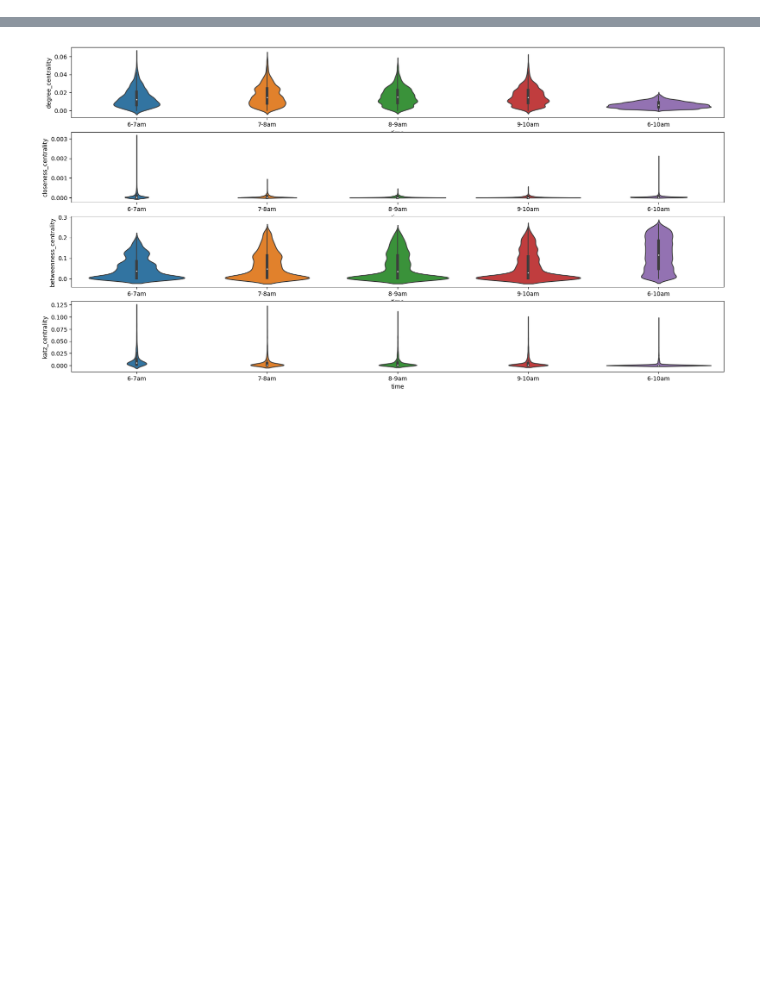
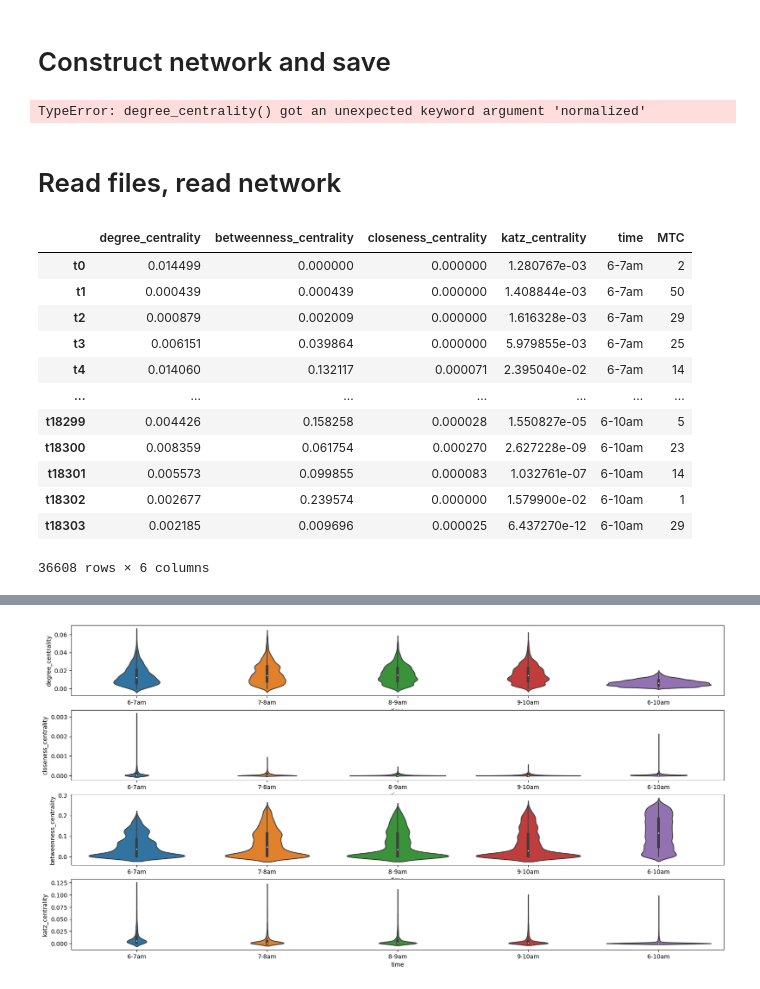
Before and after one commit to TIVV424/SPMoD, a Jupyter notebook: code_2024/benchmark/work_place.ipynb, the cells around one changed output, grey strips where cells are left out. Cells and saved outputs as stored; diff of their text form; code cells hidden in the pictures; blank space fills up the shorter version.

Commit message:
calculate longest path of DAG

```diff
--- a/code_2024/benchmark/work_place.ipynb
+++ b/code_2024/benchmark/work_place.ipynb
@@ -24,8 +78,8 @@ driver_pick = driver.values
+# %% [markdown]
+# Construct network and save
 # %%
 # Only consider order nodes
-interval = 60
 df_list = []
-time_list = ['6-7am', '7-8am', '8-9am', '9-10am', '6-10am']
 
 # create hourly network
 for i in range(4):
@@ -56,6 +110,8 @@ net.saveNetwork(G_order, "..//..//..//Database//network//order_%s.gpickle"%time_
 df_4h = net.network_metrics(G_order)
 df_4h["time"] = time_list[-1]
 df_list.append(df_4h)
+# %% [output]
+TypeError: degree_centrality() got an unexpected keyword argument 'normalized'
 # %%
 df_all = pd.concat(df_list, axis=0)
 df_all.to_csv("..//..//..//Database//network//network_metrics.csv")
@@ -63,0 +118,2 @@ df_all = pd.read_csv("..//..//..//Database//network//network_metrics.csv", index
+# %% [markdown]
+# Read files, read network
@@ -63,0 +135,24 @@ df_all = pd.read_csv("..//..//..//Database//network//network_metrics.csv", index
+# %%
+def single_source_longest_dag_path_length(graph, s):
+    assert(graph.in_degree(s) == 0)
+    dist = dict.fromkeys(graph.nodes, -float('inf'))
+    dist[s] = 0
+    topo_order = nx.topological_sort(graph)
+    for n in topo_order:
+        for s in graph.successors(n):
+            if dist[s] < dist[n] + graph.edges[n,s]['weight']:
+                dist[s] = dist[n] + graph.edges[n,s]['weight']
+    return dist
+
+def single_sink_longest_dag_path(graph, s):
+    assert(graph.out_degree(s) == 0)
+    dist = dict.fromkeys(graph.nodes, -float('inf'))
+    dist[s] = 0
+    topo_order = list(reversed(list(nx.topological_sort(graph))))
+    for n in topo_order:
+        for s in graph.predecessors(n):
+            if dist[s] < dist[n] + 1:
+                dist[s] = dist[n] + 1
+    return dist
+
+MTC = single_sink_longest_dag_path(G_order_6_10, 'sink')
@@ -63,0 +166,18 @@ df_all = pd.read_csv("..//..//..//Database//network//network_metrics.csv", index
+# %%
+df_all['MTC'] = df_all.index.map(MTC)
+
+df_all
+# %% [output]
+|  | degree_centrality | betweenness_centrality | closeness_centrality | katz_centrality | time | MTC |
+| t0 | 0.014499 | 0.000000 | 0.000000 | 1.280767e-03 | 6-7am | 2 |
+| t1 | 0.000439 | 0.000439 | 0.000000 | 1.408844e-03 | 6-7am | 50 |
+| t2 | 0.000879 | 0.002009 | 0.000000 | 1.616328e-03 | 6-7am | 29 |
+| t3 | 0.006151 | 0.039864 | 0.000000 | 5.979855e-03 | 6-7am | 25 |
+| t4 | 0.014060 | 0.132117 | 0.000071 | 2.395040e-02 | 6-7am | 14 |
+| ... | ... | ... | ... | ... | ... | ... |
+| t18299 | 0.004426 | 0.158258 | 0.000028 | 1.550827e-05 | 6-10am | 5 |
+| t18300 | 0.008359 | 0.061754 | 0.000270 | 2.627228e-09 | 6-10am | 23 |
+| t18301 | 0.005573 | 0.099855 | 0.000083 | 1.032761e-07 | 6-10am | 14 |
+| t18302 | 0.002677 | 0.239574 | 0.000000 | 1.579900e-02 | 6-10am | 1 |
+| t18303 | 0.002185 | 0.009696 | 0.000025 | 6.437270e-12 | 6-10am | 29 |
+36608 rows × 6 columns
```
Also changed, not shown: parts of 11 cells of this notebook, 1 other file.
